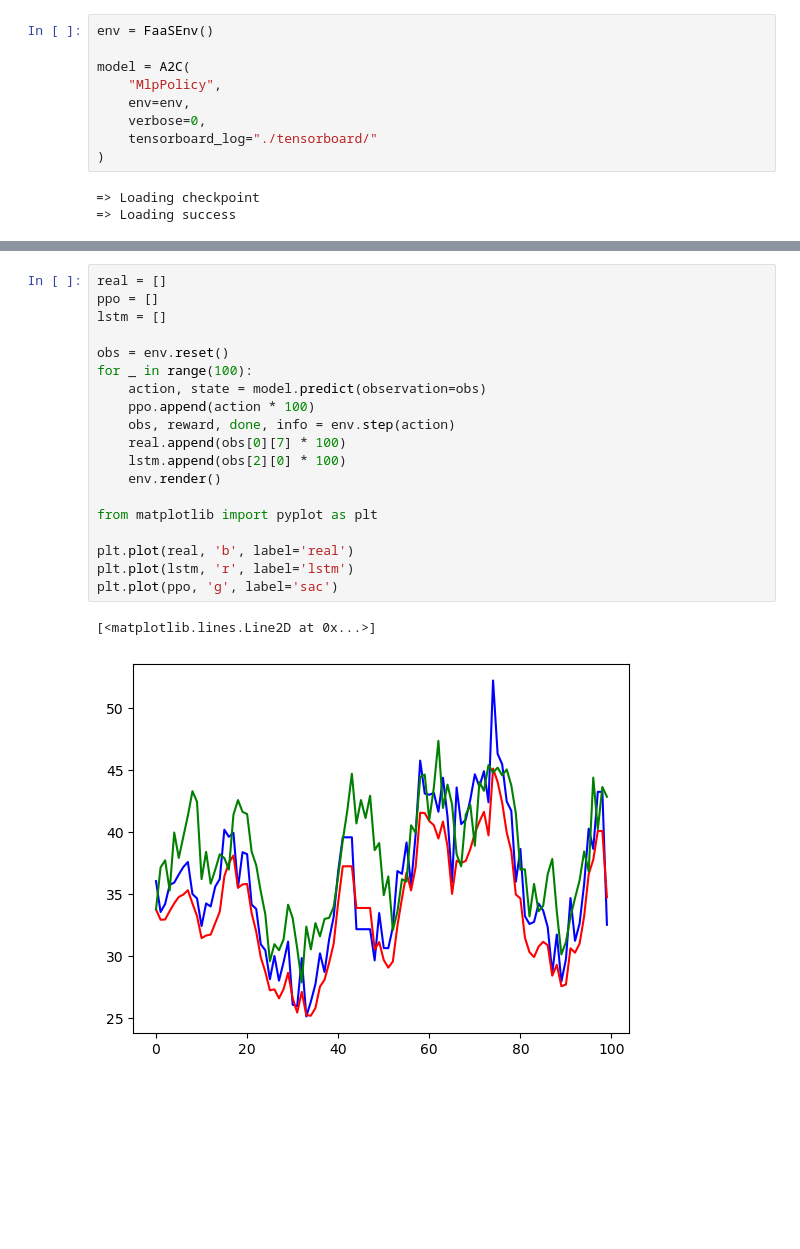
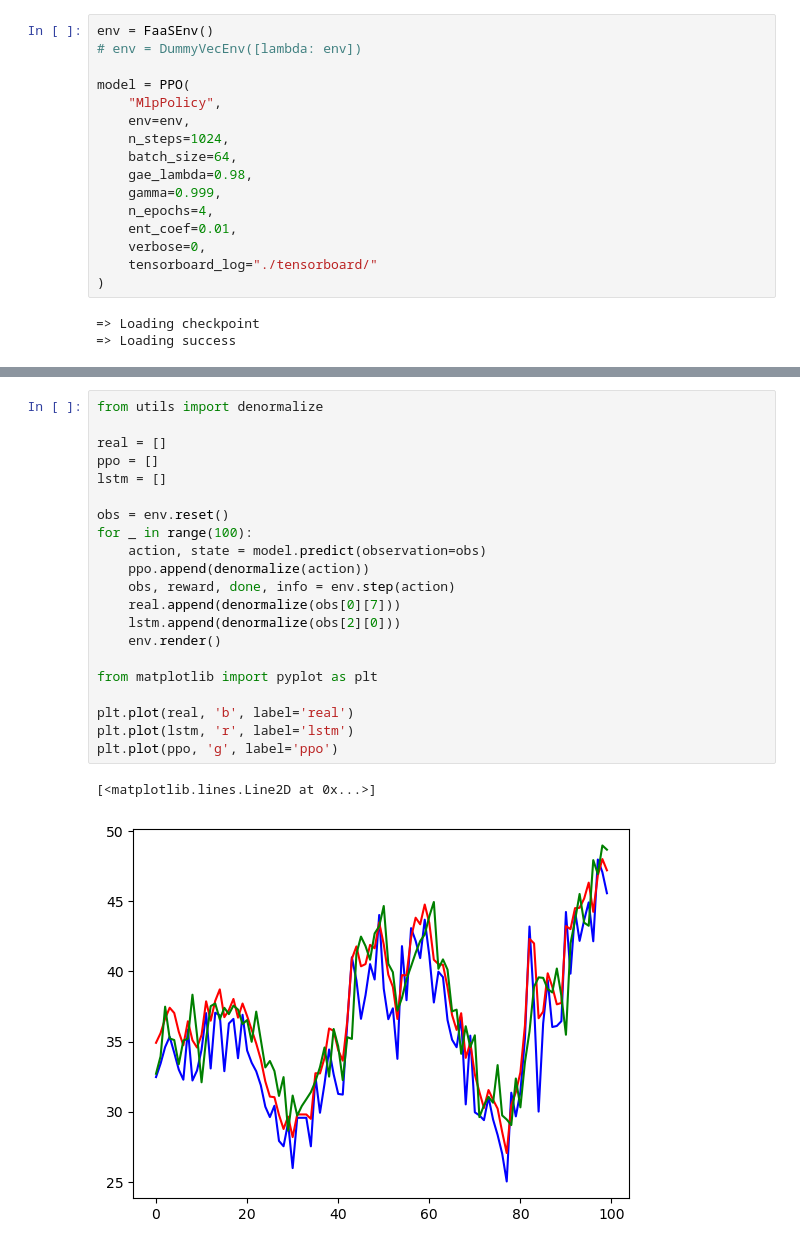
Before and after one commit to guanidine/serverless-coldstart, a Jupyter notebook: train.ipynb, the cells around one changed output, grey strips where cells are left out. Cells and saved outputs as stored; diff of their text form; blank space fills up the shorter version.

```diff
--- a/train.ipynb
+++ b/train.ipynb
@@ -5,10 +6,17 @@ from stable_baselines3.common.evaluation import evaluate_policy
 from FaaSEnv import FaaSEnv
 # %%
 env = FaaSEnv()
+# env = DummyVecEnv([lambda: env])
 
-model = A2C(
+model = PPO(
     "MlpPolicy",
     env=env,
+    n_steps=1024,
+    batch_size=64,
+    gae_lambda=0.98,
+    gamma=0.999,
+    n_epochs=4,
+    ent_coef=0.01,
     verbose=0,
     tensorboard_log="./tensorboard/"
 )
@@ -28,23 +36,25 @@ print(mean_reward, std_reward)
 # %%
+from utils import denormalize
+
 real = []
 ppo = []
 lstm = []
 
 obs = env.reset()
 for _ in range(100):
     action, state = model.predict(observation=obs)
-    ppo.append(action * 100)
+    ppo.append(denormalize(action))
     obs, reward, done, info = env.step(action)
-    real.append(obs[0][7] * 100)
-    lstm.append(obs[2][0] * 100)
+    real.append(denormalize(obs[0][7]))
+    lstm.append(denormalize(obs[2][0]))
     env.render()
 
 from matplotlib import pyplot as plt
 
 plt.plot(real, 'b', label='real')
 plt.plot(lstm, 'r', label='lstm')
-plt.plot(ppo, 'g', label='sac')
+plt.plot(ppo, 'g', label='ppo')
 # %% [output]
 [<matplotlib.lines.Line2D at 0x...>]
-[figure, old version]
+[figure, new version]
 # %%
```
Also changed, not shown: parts of 4 cells of this notebook, 9 other files.
